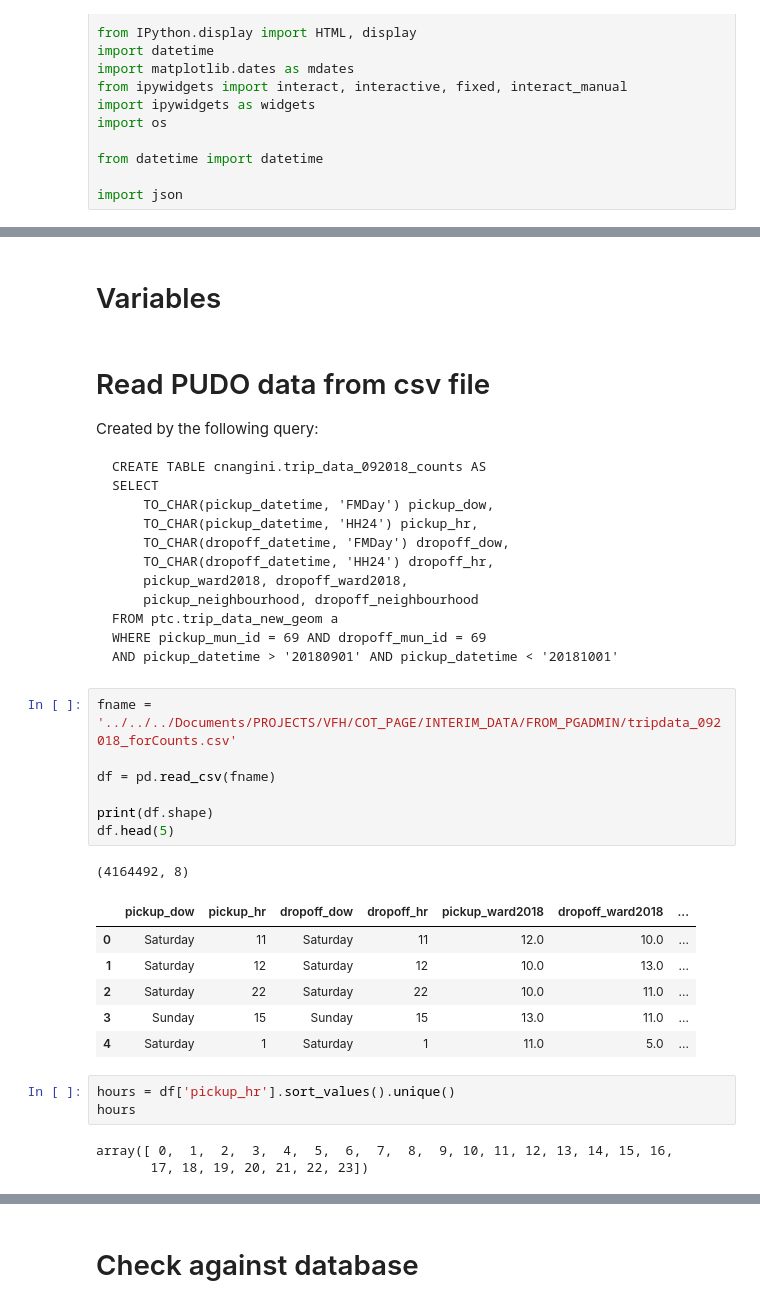
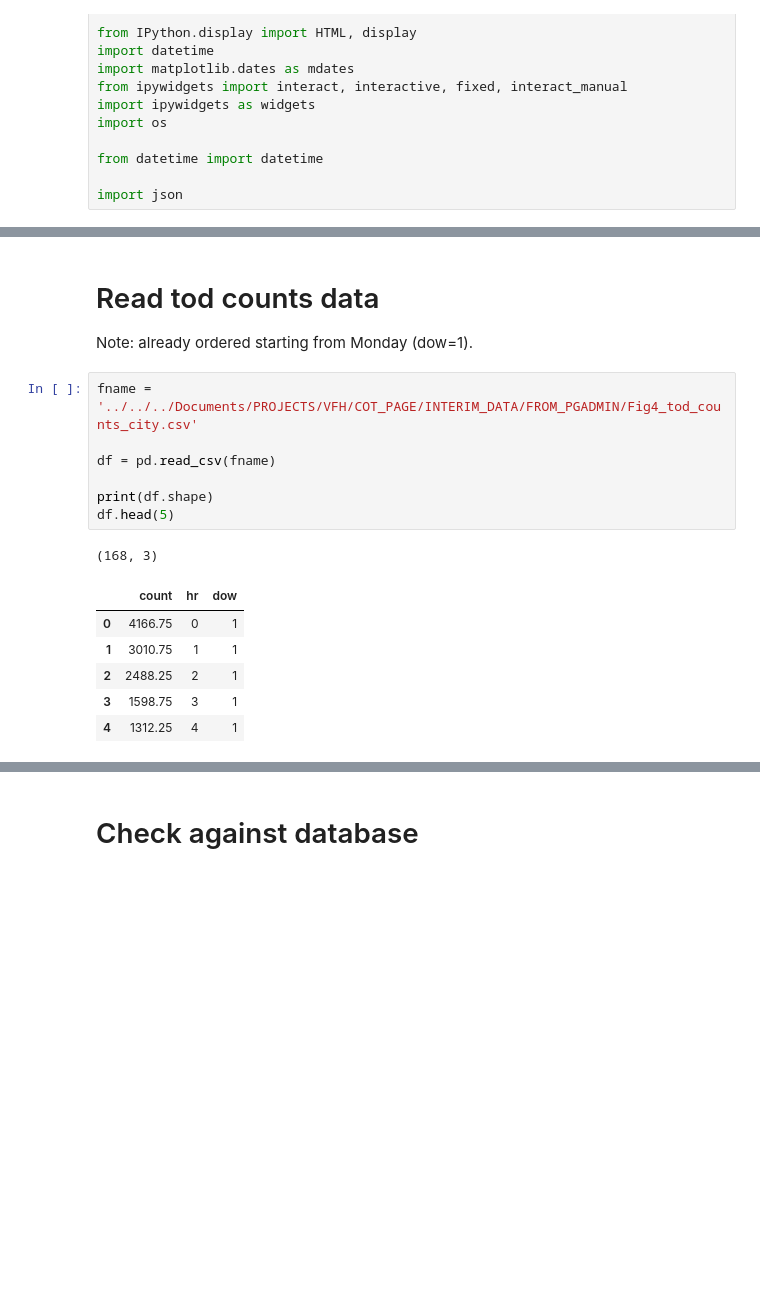
Before and after one commit to CityofToronto/bdit_cot-vfh, a Jupyter notebook: notebooks/Fig4_time-of-day-lineChart.ipynb, the cells around one changed output, grey strips where cells are left out. Drawn from its saved outputs; the diff is of its cells as text; blank space fills up the shorter version.

````diff
--- a/notebooks/Fig4_time-of-day-lineChart.ipynb
+++ b/notebooks/Fig4_time-of-day-lineChart.ipynb
@@ -82,39 +73,18 @@ def df_to_geojson(df, properties, lat="latitude", lon="longitude"):
-# %% [markdown]
-# Variables
-# %% [markdown]
-# Read PUDO data from csv file
-Created by the following query:
-```
-CREATE TABLE cnangini.trip_data_092018_counts AS
-SELECT
-	TO_CHAR(pickup_datetime, 'FMDay') pickup_dow,
-	TO_CHAR(pickup_datetime, 'HH24') pickup_hr,
-	TO_CHAR(dropoff_datetime, 'FMDay') dropoff_dow,
-	TO_CHAR(dropoff_datetime, 'HH24') dropoff_hr,
-	pickup_ward2018, dropoff_ward2018,
-	pickup_neighbourhood, dropoff_neighbourhood
-FROM ptc.trip_data_new_geom a
-WHERE pickup_mun_id = 69 AND dropoff_mun_id = 69
-AND pickup_datetime > '20180901' AND pickup_datetime < '20181001'
-```
+# %% [markdown]
+# Read tod counts data
+Note: already ordered starting from Monday (dow=1).
 # %%
-fname = '../../../Documents/PROJECTS/VFH/COT_PAGE/INTERIM_DATA/FROM_PGADMIN/tripdata_092018_forCounts.csv'
+fname = '../../../Documents/PROJECTS/VFH/COT_PAGE/INTERIM_DATA/FROM_PGADMIN/Fig4_tod_counts_city.csv'
 
 df = pd.read_csv(fname)
 
 print(df.shape)
 df.head(5)
 # %% [output]
-(4164492, 8)
+(168, 3)
-|  | pickup_dow | pickup_hr | dropoff_dow | dropoff_hr | pickup_ward2018 | dropoff_ward2018 | ... |
-| 0 | Saturday | 11 | Saturday | 11 | 12.0 | 10.0 | ... |
-| 1 | Saturday | 12 | Saturday | 12 | 10.0 | 13.0 | ... |
-| 2 | Saturday | 22 | Saturday | 22 | 10.0 | 11.0 | ... |
-| 3 | Sunday | 15 | Sunday | 15 | 13.0 | 11.0 | ... |
-| 4 | Saturday | 1 | Saturday | 1 | 11.0 | 5.0 | ... |
+|  | count | hr | dow |
+| 0 | 4166.75 | 0 | 1 |
+| 1 | 3010.75 | 1 | 1 |
+| 2 | 2488.25 | 2 | 1 |
+| 3 | 1598.75 | 3 | 1 |
+| 4 | 1312.25 | 4 | 1 |
-# %%
-hours = df['pickup_hr'].sort_values().unique()
-hours
-# %% [output]
-array([ 0,  1,  2,  3,  4,  5,  6,  7,  8,  9, 10, 11, 12, 13, 14, 15, 16,
-       17, 18, 19, 20, 21, 22, 23])
````
Also changed, not shown: parts of 35 cells of this notebook, 3 other files.
